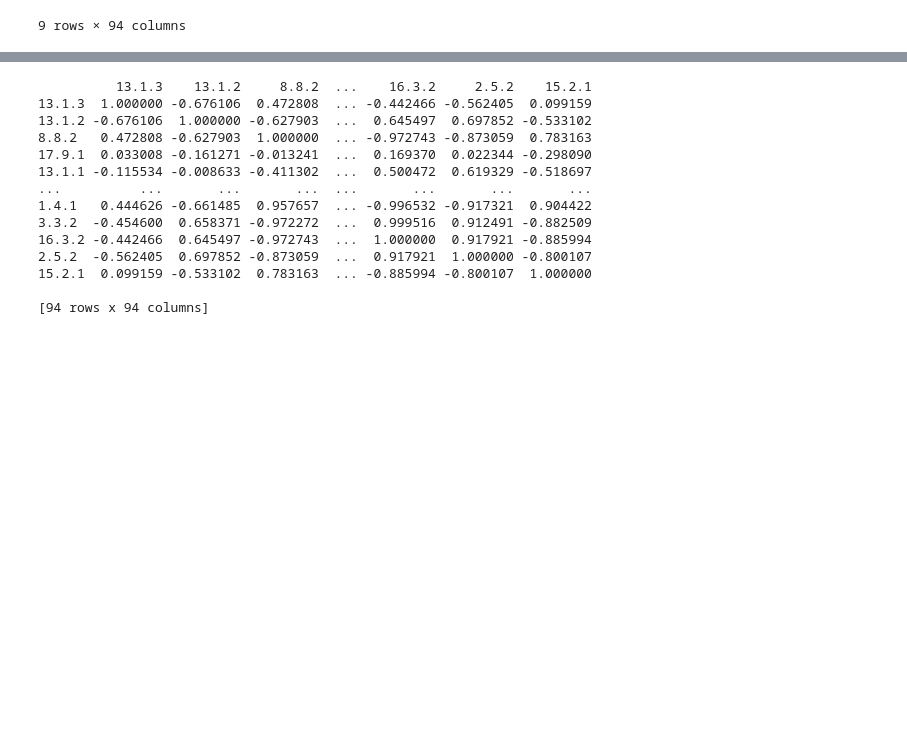
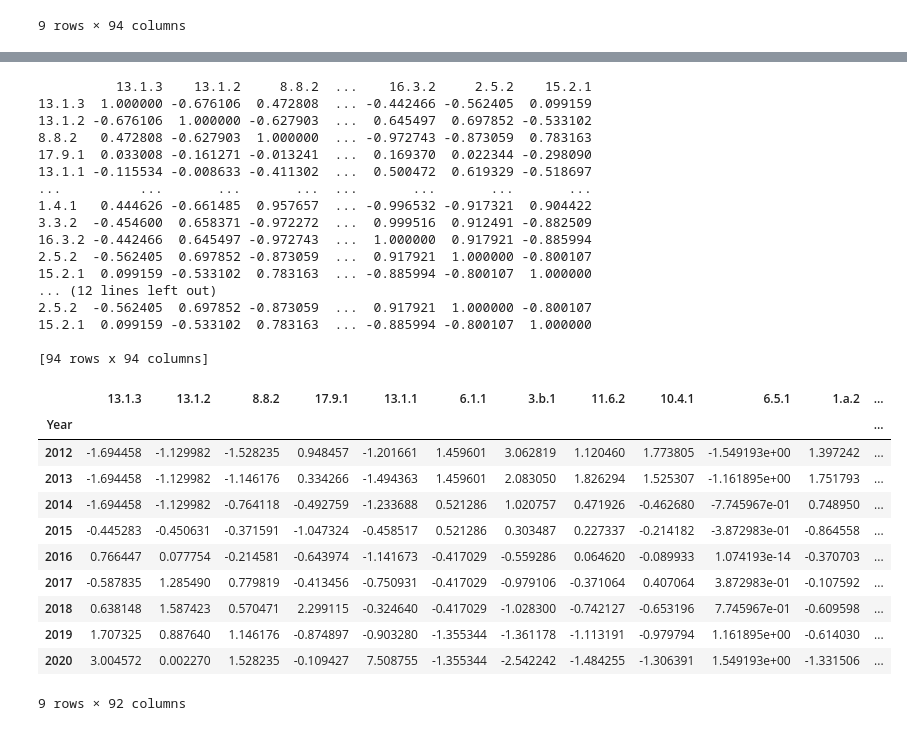
Before and after one commit to HaileyHao/G5055_Practicum_Project2, a Jupyter notebook: Codes/Composite/Correlation_among_indicators_Indicator_model.ipynb, the cells around one changed output, grey strips where cells are left out. Cells and saved outputs as stored; diff of their text form; code cells hidden in the pictures; blank space fills up the shorter version.

Commit message:
update correlation at indicator level for the final model

```diff
--- a/Codes/Composite/Correlation_among_indicators_Indicator_model.ipynb
+++ b/Codes/Composite/Correlation_among_indicators_Indicator_model.ipynb
@@ -6,11 +10,15 @@ Mounted at /content/drive
 # %%
 import numpy as np
 import pandas as pd
+from sklearn.preprocessing import StandardScaler
+sc = StandardScaler()
 # %%
-df=pd.read_csv('/content/drive/MyDrive/Colab Notebooks/Practicum SDG Networks/Data/pc1s.csv')
-df=df.rename(columns={'Unnamed: 0': 'Year'})
-df=df.set_index('Year')
-df
+Indonesia=pd.read_csv('/content/drive/MyDrive/Colab Notebooks/Practicum SDG Networks/Data/indo_pc1s.csv')
+Indonesia=Indonesia.rename(columns={'Unnamed: 0': 'Year'})
+Indonesia=Indonesia.set_index('Year')
+Indonesia_scaled=sc.fit_transform(Indonesia)
+Indonesia_scaled=pd.DataFrame(Indonesia_scaled, columns=Indonesia.columns)
+Indonesia
 # %% [output]
 |  | 13.1.3 | 13.1.2 | 8.8.2 | 17.9.1 | 13.1.1 | 3.b.1 | 11.6.2 | 10.4.1 | 6.5.1 | 1.a.2 | 4.2.2 | ... |
 | Year |  |  |  |  |  |  |  |  |  |  |  | ... |
@@ -27,7 +49,10 @@ df
 # %%
-correlation=df.corr()
-print(correlation)
-correlation.to_csv('/content/drive/MyDrive/Colab Notebooks/Practicum SDG Networks/Data/Correlation_among_indicators_Indicator_model.csv')
+Indonesiacorrelation=Indonesia.corr()
+Indonesiascaledcorrelation=Indonesia_scaled.corr()
+print(Indonesiacorrelation)
+print(Indonesiascaledcorrelation)
+Indonesiacorrelation.to_csv('/content/drive/MyDrive/Colab Notebooks/Practicum SDG Networks/Data/Indonesia_correlation_among_indicators_indicator_model.csv')
+Indonesiascaledcorrelation.to_csv('/content/drive/MyDrive/Colab Notebooks/Practicum SDG Networks/Data/Indonesia_scaled_correlation_among_indicators_indicator_model.csv')
 # %% [output]
           13.1.3    13.1.2     8.8.2  ...    16.3.2     2.5.2    15.2.1
 13.1.3  1.000000 -0.676106  0.472808  ... -0.442466 -0.562405  0.099159
@@ -41,5 +66,28 @@ correlation.to_csv('/content/drive/MyDrive/Colab Notebooks/Practicum SDG Network
 16.3.2 -0.442466  0.645497 -0.972743  ...  1.000000  0.917921 -0.885994
 2.5.2  -0.562405  0.697852 -0.873059  ...  0.917921  1.000000 -0.800107
 15.2.1  0.099159 -0.533102  0.783163  ... -0.885994 -0.800107  1.000000
+... (12 lines left out)
+2.5.2  -0.562405  0.697852 -0.873059  ...  0.917921  1.000000 -0.800107
+15.2.1  0.099159 -0.533102  0.783163  ... -0.885994 -0.800107  1.000000
 
 [94 rows x 94 columns]
+# %%
+Guatemala=pd.read_csv('/content/drive/MyDrive/Colab Notebooks/Practicum SDG Networks/Data/gua_pc1s.csv')
+Guatemala=Guatemala.rename(columns={'Unnamed: 0': 'Year'})
+Guatemala=Guatemala.set_index('Year')
+Guatemala_scaled=sc.fit_transform(Guatemala)
+Guatemala_scaled=pd.DataFrame(Guatemala_scaled, columns=Guatemala.columns)
+Guatemala
+# %% [output]
+|  | 13.1.3 | 13.1.2 | 8.8.2 | 17.9.1 | 13.1.1 | 6.1.1 | 3.b.1 | 11.6.2 | 10.4.1 | 6.5.1 | 1.a.2 | ... |
+| Year |  |  |  |  |  |  |  |  |  |  |  | ... |
+| 2012 | -1.694458 | -1.129982 | -1.528235 | 0.948457 | -1.201661 | 1.459601 | 3.062819 | 1.120460 | 1.773805 | -1.549193e+00 | 1.397242 | ... |
+| 2013 | -1.694458 | -1.129982 | -1.146176 | 0.334266 | -1.494363 | 1.459601 | 2.083050 | 1.826294 | 1.525307 | -1.161895e+00 | 1.751793 | ... |
+| 2014 | -1.694458 | -1.129982 | -0.764118 | -0.492759 | -1.233688 | 0.521286 | 1.020757 | 0.471926 | -0.462680 | -7.745967e-01 | 0.748950 | ... |
+| 2015 | -0.445283 | -0.450631 | -0.371591 | -1.047324 | -0.458517 | 0.521286 | 0.303487 | 0.227337 | -0.214182 | -3.872983e-01 | -0.864558 | ... |
+| 2016 | 0.766447 | 0.077754 | -0.214581 | -0.643974 | -1.141673 | -0.417029 | -0.559286 | 0.064620 | -0.089933 | 1.074193e-14 | -0.370703 | ... |
+| 2017 | -0.587835 | 1.285490 | 0.779819 | -0.413456 | -0.750931 | -0.417029 | -0.979106 | -0.371064 | 0.407064 | 3.872983e-01 | -0.107592 | ... |
+| 2018 | 0.638148 | 1.587423 | 0.570471 | 2.299115 | -0.324640 | -0.417029 | -1.028300 | -0.742127 | -0.653196 | 7.745967e-01 | -0.609598 | ... |
+| 2019 | 1.707325 | 0.887640 | 1.146176 | -0.874897 | -0.903280 | -1.355344 | -1.361178 | -1.113191 | -0.979794 | 1.161895e+00 | -0.614030 | ... |
+| 2020 | 3.004572 | 0.002270 | 1.528235 | -0.109427 | 7.508755 | -1.355344 | -2.542242 | -1.484255 | -1.306391 | 1.549193e+00 | -1.331506 | ... |
+9 rows × 92 columns
```
Also changed, not shown: parts of 4 cells of this notebook, 5 other files.
